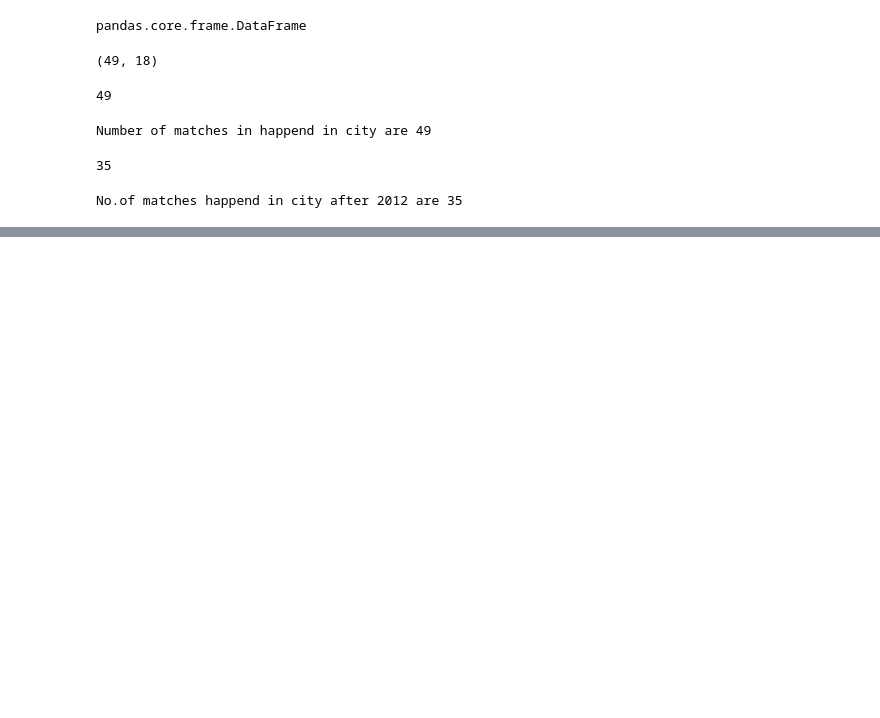
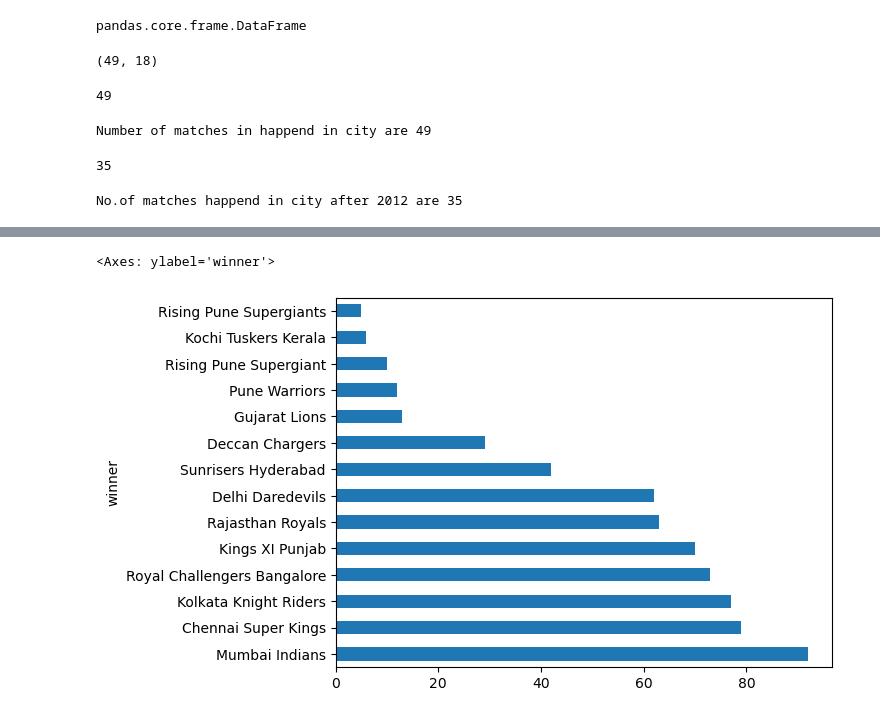
Before and after one commit to Sohail7861/PandasNotes, a Jupyter notebook: Tutorial2.ipynb, the cells around one changed output, grey strips where cells are left out. Saved outputs shown, nothing was run; the diff lists cells and outputs as text; code cells hidden in the pictures; blank space fills up the shorter version.

```diff
--- a/Tutorial2.ipynb
+++ b/Tutorial2.ipynb
@@ -100,0 +133,5 @@ No.of matches happend in city after 2012 are 35
+# %%
+data['winner'].value_counts().plot(kind='barh') #horizontal bar
+# %% [output]
+<Axes: ylabel='winner'>
+[figure, added]
```
Also changed, not shown: parts of 10 cells of this notebook, 2 other files.
